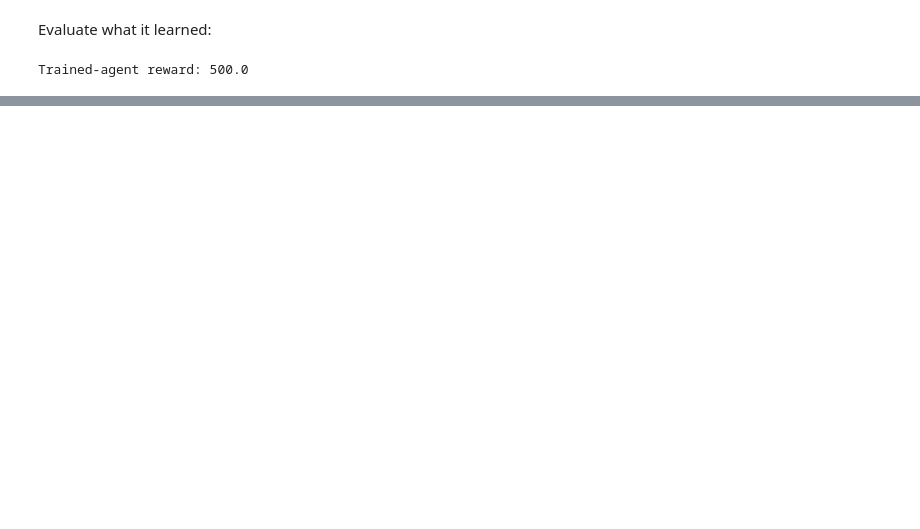
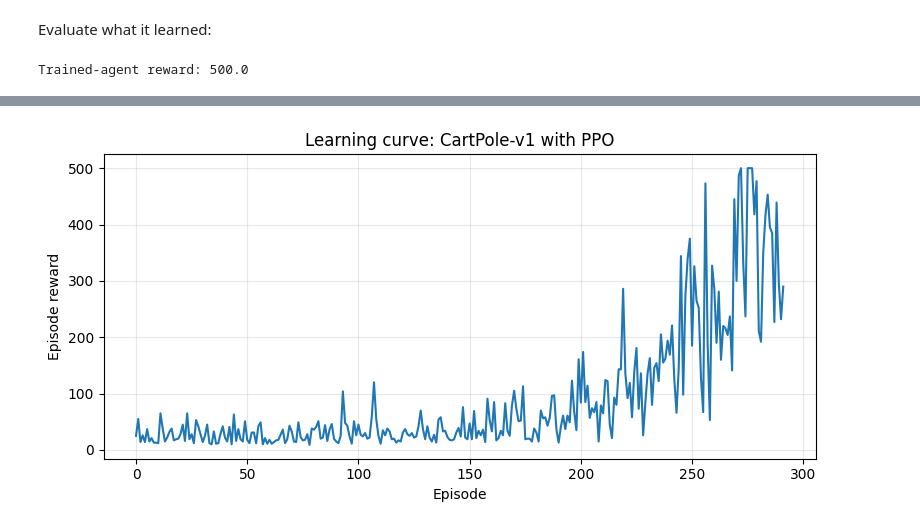
Before and after one commit to Dilajohn/RE-ENFORCEMENT-LEARNING-PROJECTS-, a Jupyter notebook: rl_cartpole_ppo.ipynb, the cells around one changed output, grey strips where cells are left out. Cells and saved outputs as stored; diff of their text form; code cells hidden in the pictures; blank space fills up the shorter version.

```diff
--- a/rl_cartpole_ppo.ipynb
+++ b/rl_cartpole_ppo.ipynb
@@ -117,0 +150,40 @@ Trained-agent reward: 500.0
+# %%
+from stable_baselines3.common.callbacks import BaseCallback
+from stable_baselines3 import PPO
+import gymnasium as gym
+import matplotlib.pyplot as plt
+
+# Custom callback to store episode rewards during training
+class RewardCallback(BaseCallback):
+    def __init__(self, verbose=0):
+        super().__init__(verbose)
+        self.episode_rewards = []
+
+    def _on_step(self) -> bool:
+        # infos contains episode information when an episode ends
+        if "episode" in self.locals.get("infos", [{}])[0]:
+            info = self.locals["infos"][0]["episode"]
+            self.episode_rewards.append(info["r"])
+        return True
+
+# 1. Create environment again
+env = gym.make("CartPole-v1")
+
+# 2. Create callback
+reward_callback = RewardCallback()
+
+# 3. Train a new model while recording rewards
+model2 = PPO("MlpPolicy", env, verbose=0, n_steps=2048, seed=0)
+model2.learn(total_timesteps=25_000, callback=reward_callback)
+
+# 4. Plot reward over episodes
+plt.figure(figsize=(8, 4))
+plt.plot(reward_callback.episode_rewards)
+plt.xlabel("Episode")
+plt.ylabel("Episode reward")
+plt.title("Learning curve: CartPole-v1 with PPO")
+plt.grid(True, alpha=0.3)
+plt.tight_layout()
+plt.show()
+# %% [output]
+[figure, added]
```
Also changed, not shown: parts of 6 cells of this notebook.
